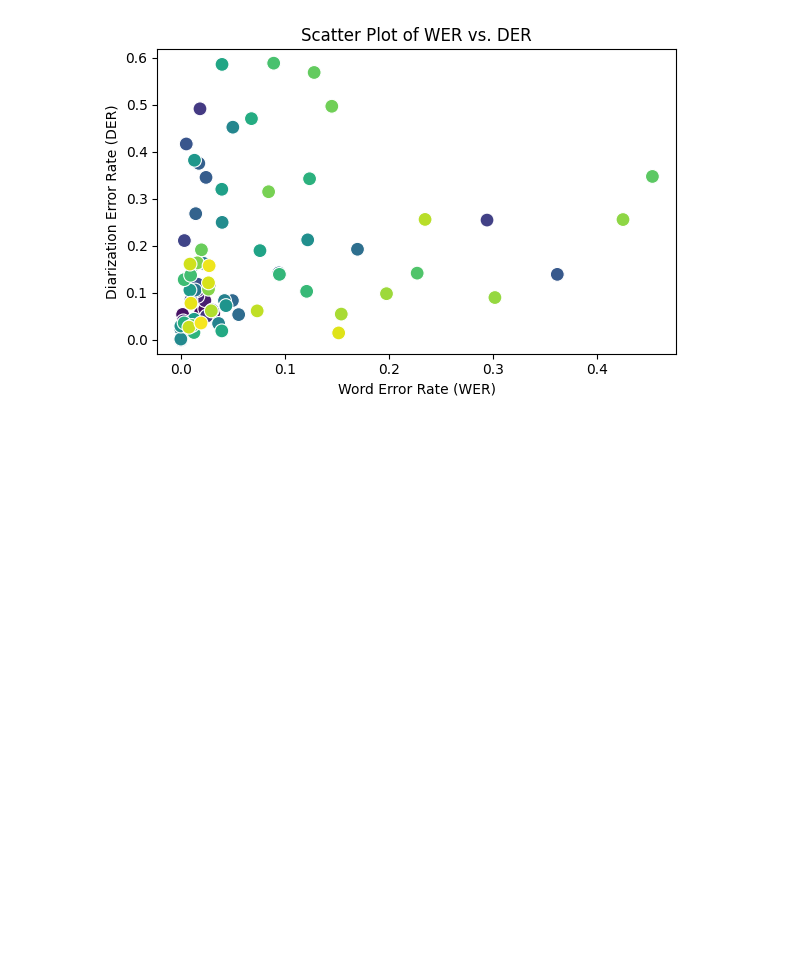
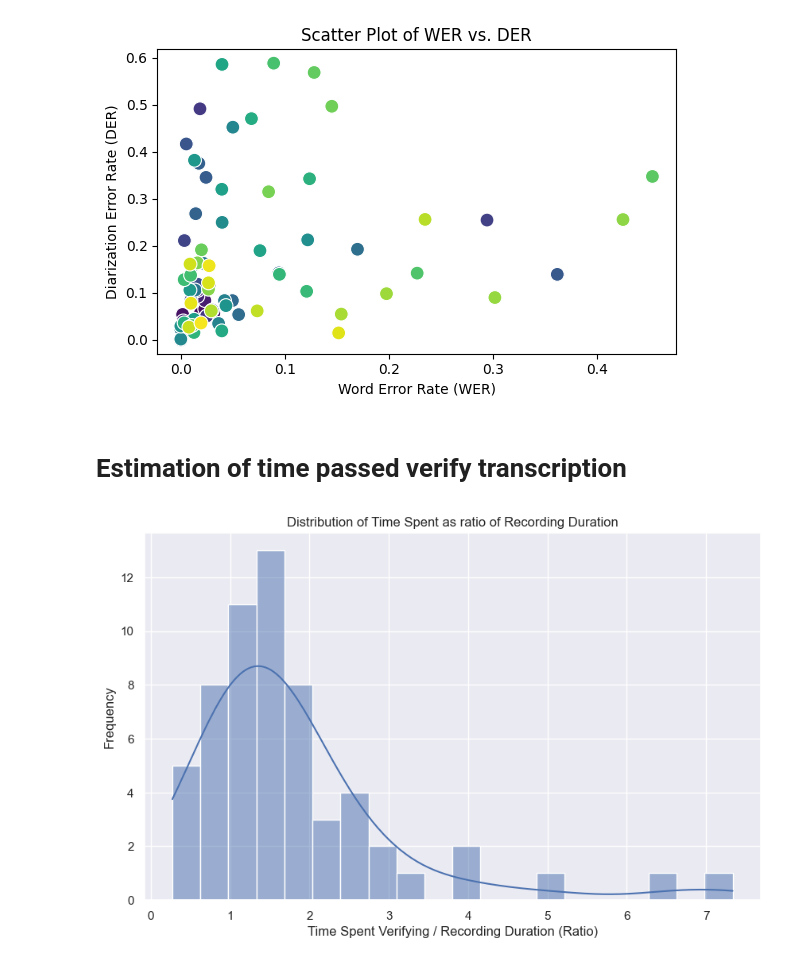
Before and after one commit to AfroDeivid/automatic-interviews-processing, a Jupyter notebook: src/evaluation.ipynb, the cells around one changed output. Cells and saved outputs as stored; diff of their text form; code cells hidden in the pictures; blank space fills up the shorter version.

```diff
--- a/src/evaluation.ipynb
+++ b/src/evaluation.ipynb
@@ -196,3 +208,31 @@ plot_wer_vs_der_scatter(df)
 [figure]
 [figure]
 [figure]
+# %% [markdown]
+# Estimation of time passed verify transcription
+# %%
+df = pd.read_csv("outputs/time_data.csv")
+
+# Function to convert HH:MM:SS to total seconds
+def time_to_seconds(time_str):
+    try:
+        h, m, s = map(int, time_str.split(':'))
+        return h * 3600 + m * 60 + s
+    except:
+        return np.nan  # Return NaN if time_str is not a valid format
+
+df['Verification_sec'] = df['Verification_time'].apply(time_to_seconds)
+
+# Drop rows where 'Verification_sec' is NaN
+df = df.dropna(subset=['Verification_sec'])
+
+df.loc[:, 'Ratio'] = df['Verification_sec'] / df['Duration_sec']
+# %%
+plt.figure(figsize=(10, 6))
+sns.histplot(df['Ratio'].dropna(), kde=True, bins=20)
+plt.title('Distribution of Time Spent as ratio of Recording Duration')
+plt.xlabel('Time Spent Verifying / Recording Duration (Ratio)')
+plt.ylabel('Frequency')
+plt.show()
+# %% [output]
+[figure, added]
```
Also changed, not shown: parts of 6 cells of this notebook, 10 other files.
